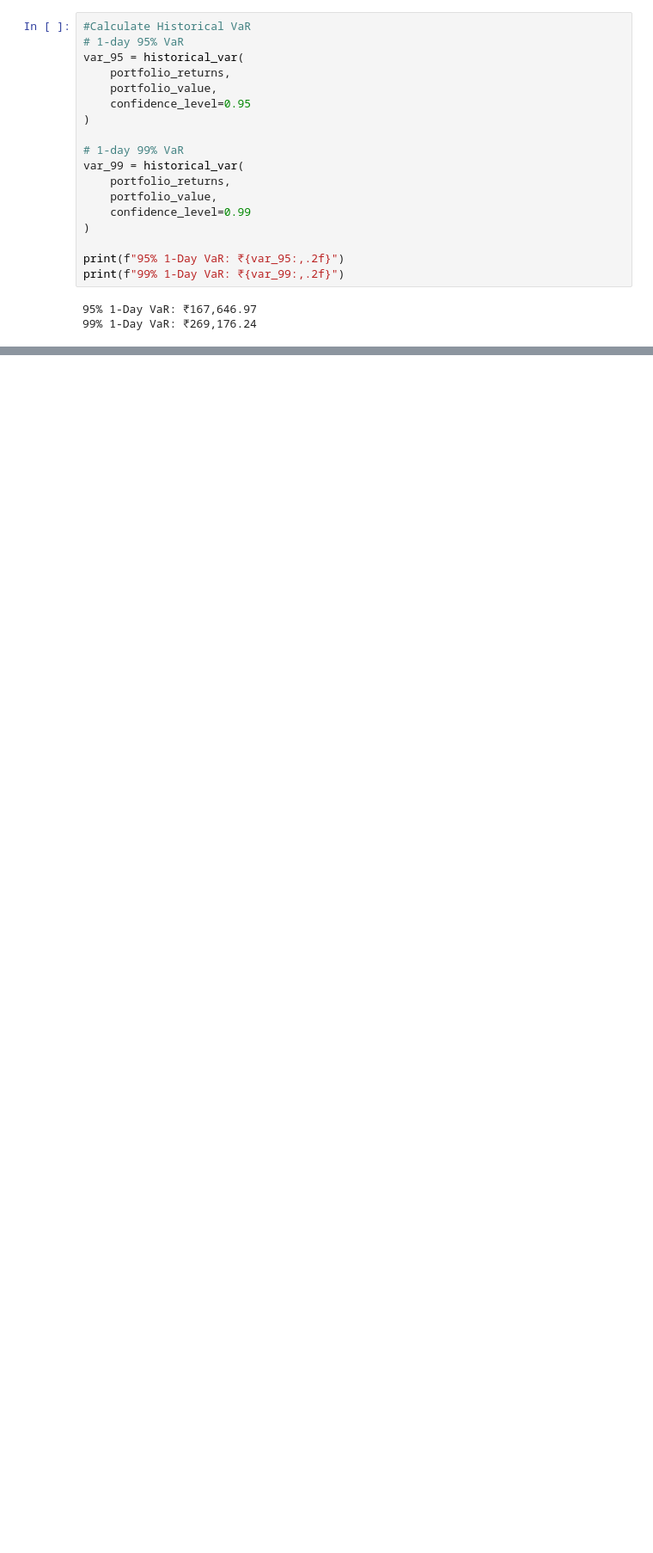
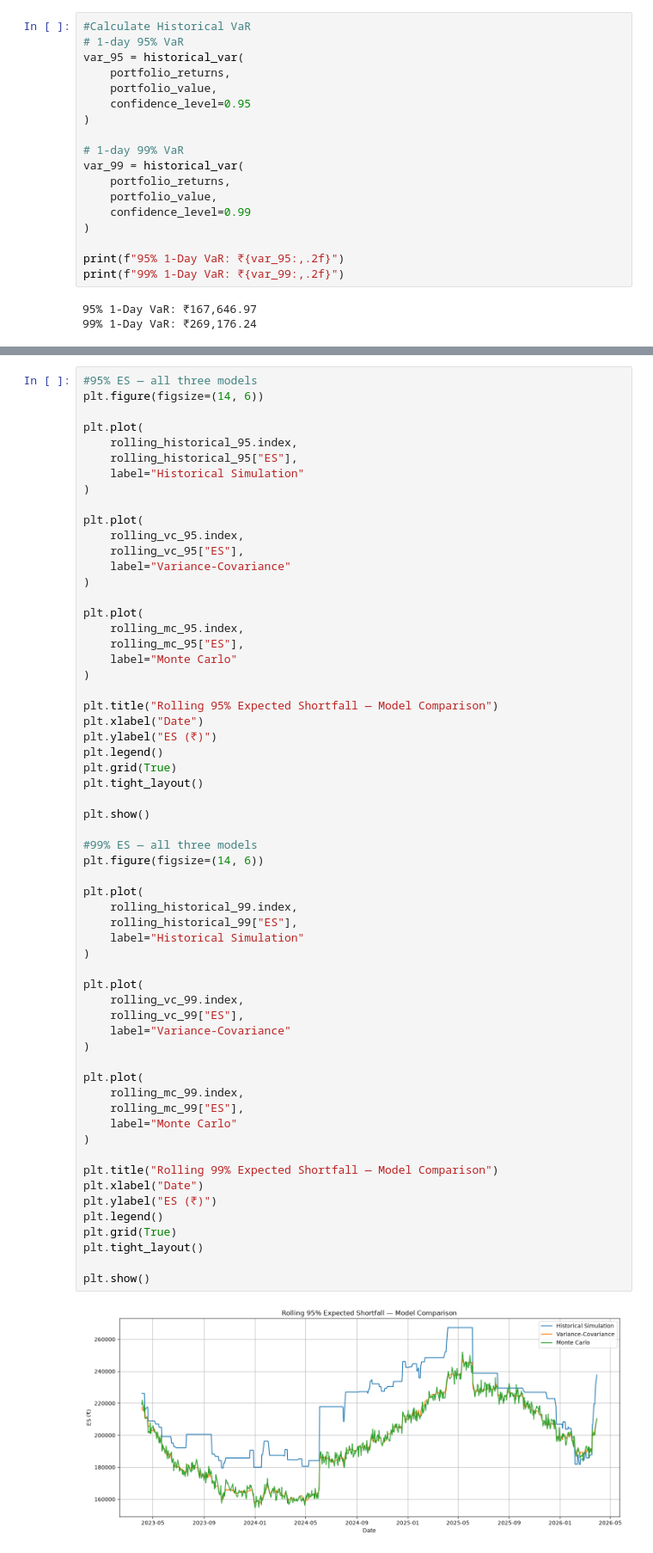
Before and after one commit to kushal16122005/market_risk_engine, a Jupyter notebook: main.ipynb, the cells around one changed output, grey strips where cells are left out. Shown at 86% size. Cells and saved outputs as stored; diff of their text form; blank space fills up the shorter version.

```diff
--- a/main.ipynb
+++ b/main.ipynb
@@ -507,0 +873,62 @@ print(model_comparison)
+# %%
+#95% ES — all three models
+plt.figure(figsize=(14, 6))
+
+plt.plot(
+    rolling_historical_95.index,
+    rolling_historical_95["ES"],
+    label="Historical Simulation"
+)
+
+plt.plot(
+    rolling_vc_95.index,
+    rolling_vc_95["ES"],
+    label="Variance-Covariance"
+)
+
+plt.plot(
+    rolling_mc_95.index,
+    rolling_mc_95["ES"],
+    label="Monte Carlo"
+)
+
+plt.title("Rolling 95% Expected Shortfall — Model Comparison")
+plt.xlabel("Date")
+plt.ylabel("ES (₹)")
+plt.legend()
+plt.grid(True)
+plt.tight_layout()
+
+plt.show()
+
+#99% ES — all three models
+plt.figure(figsize=(14, 6))
+
+plt.plot(
+    rolling_historical_99.index,
+    rolling_historical_99["ES"],
+    label="Historical Simulation"
+)
+
+plt.plot(
+    rolling_vc_99.index,
+    rolling_vc_99["ES"],
+    label="Variance-Covariance"
+)
+
+plt.plot(
+    rolling_mc_99.index,
+    rolling_mc_99["ES"],
+    label="Monte Carlo"
+)
+
+plt.title("Rolling 99% Expected Shortfall — Model Comparison")
+plt.xlabel("Date")
+plt.ylabel("ES (₹)")
+plt.legend()
+plt.grid(True)
+plt.tight_layout()
+
+plt.show()
+# %% [output]
+[figure, added]
```
Also changed, not shown: parts of 22 cells of this notebook, 1 other file.
